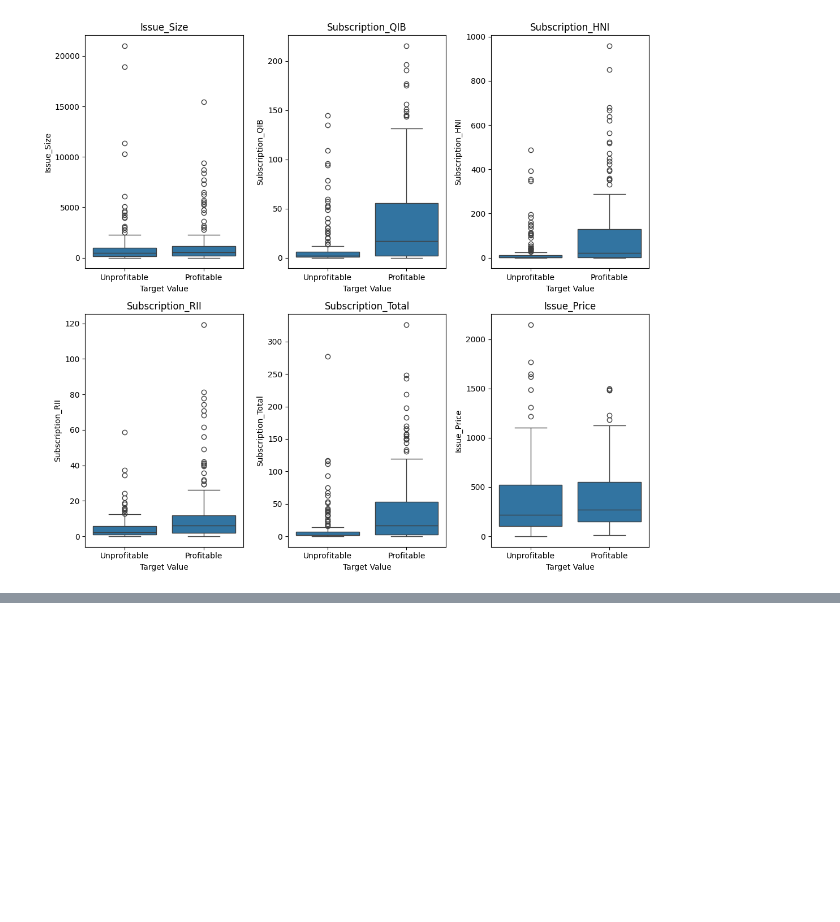
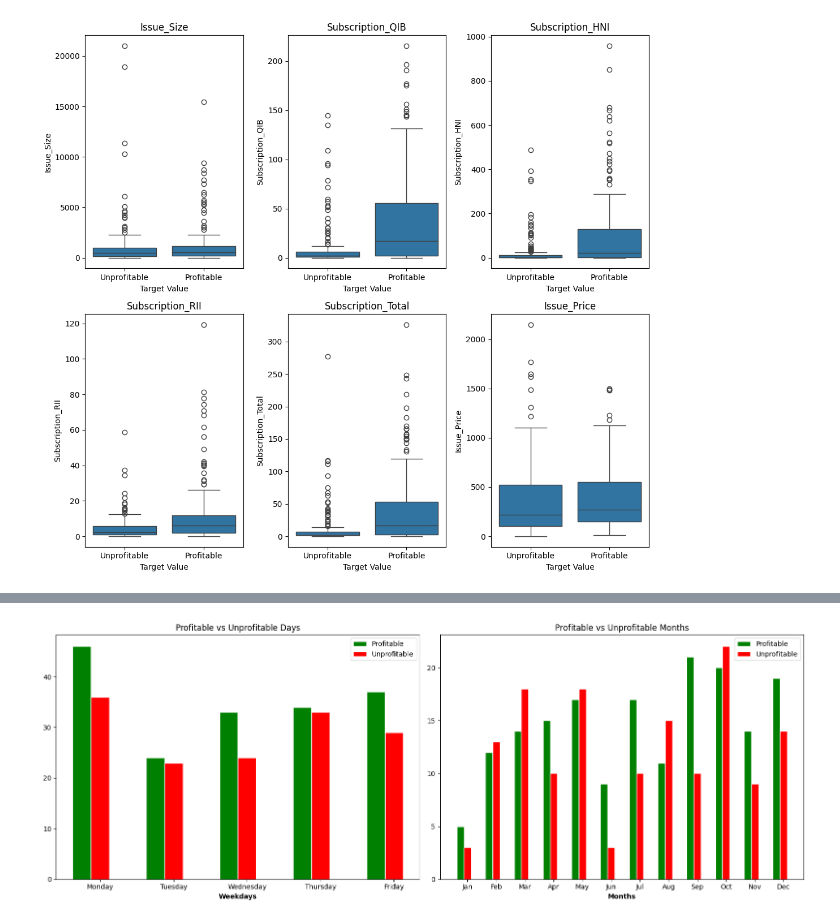
Before and after one commit to GloriannaS/ipo-market-gains, a Jupyter notebook: IPO Market Gains.ipynb, the cells around one changed output, grey strips where cells are left out. Cells and saved outputs as stored; diff of their text form; code cells hidden in the pictures; blank space fills up the shorter version.

```diff
--- a/IPO Market Gains.ipynb
+++ b/IPO Market Gains.ipynb
@@ -532,0 +379,59 @@ plt.show()
+# %%
+profitable_data = df_clean[df_clean['Listing_Gains_Profit'] == 1]
+unprofitable_data = df_clean[df_clean['Listing_Gains_Profit'] == 0]
+
+day_columns = ['_Monday', '_Tuesday', '_Wednesday', '_Thursday', '_Friday']
+profitable_day_sums = [profitable_data[col].sum() for col in day_columns]
+unprofitable_day_sums = [unprofitable_data[col].sum() for col in day_columns]
+
+month_columns = ['_January', '_February', '_March', '_April', '_May', '_June', '_July', '_August', '_September', '_October', '_November', '_December']
+profitable_month_sums = [profitable_data[col].sum() for col in month_columns]
+unprofitable_month_sums = [unprofitable_data[col].sum() for col in month_columns]
+
+# Create a figure with two subplots side by side
+fig, (ax1, ax2) = plt.subplots(1, 2, figsize=(16, 6))
+
+# Plot 1: Weekdays
+barWidth = 0.25
+bars1_day = profitable_day_sums
+bars2_day = unprofitable_day_sums
+
+# Bar positions for weekdays
+r1 = np.arange(len(bars1_day))
+r2_day = r1 + barWidth
+
+# Weekdays plot
+ax1.bar(r1, bars1_day, color='green', width=barWidth, edgecolor='white', label='Profitable')
+ax1.bar(r2_day, bars2_day, color='red', width=barWidth, edgecolor='white', label='Unprofitable')
+
+# Weekdays x-axis settings
+ax1.set_xlabel('Weekdays', fontweight='bold')
+ax1.set_xticks(r1 + barWidth)
+ax1.set_xticklabels(['Monday', 'Tuesday', 'Wednesday', 'Thursday', 'Friday'])
+ax1.legend()
+ax1.set_title('Profitable vs Unprofitable Days')
+
+# Plot 2: Months
+bars1_month = profitable_month_sums
+bars2_month = unprofitable_month_sums
+
+# Bar positions for months
+r2 = np.arange(len(bars1_month))
+r2_month = r2 + barWidth
+
+# Months plot
+ax2.bar(r2, bars1_month, color='green', width=barWidth, edgecolor='white', label='Profitable')
+ax2.bar(r2_month, bars2_month, color='red', width=barWidth, edgecolor='white', label='Unprofitable')
+
+# Months x-axis settings
+ax2.set_xlabel('Months', fontweight='bold')
+ax2.set_xticks(r2 + barWidth)
+ax2.set_xticklabels(['Jan', 'Feb', 'Mar', 'Apr', 'May', 'Jun', 'Jul', 'Aug', 'Sep', 'Oct', 'Nov', 'Dec'])
+ax2.legend()
+ax2.set_title('Profitable vs Unprofitable Months')
+
+# Adjust layout and display
+plt.tight_layout()
+plt.show()
+# %% [output]
+[figure, added]
```
Also changed, not shown: parts of 9 cells of this notebook.
